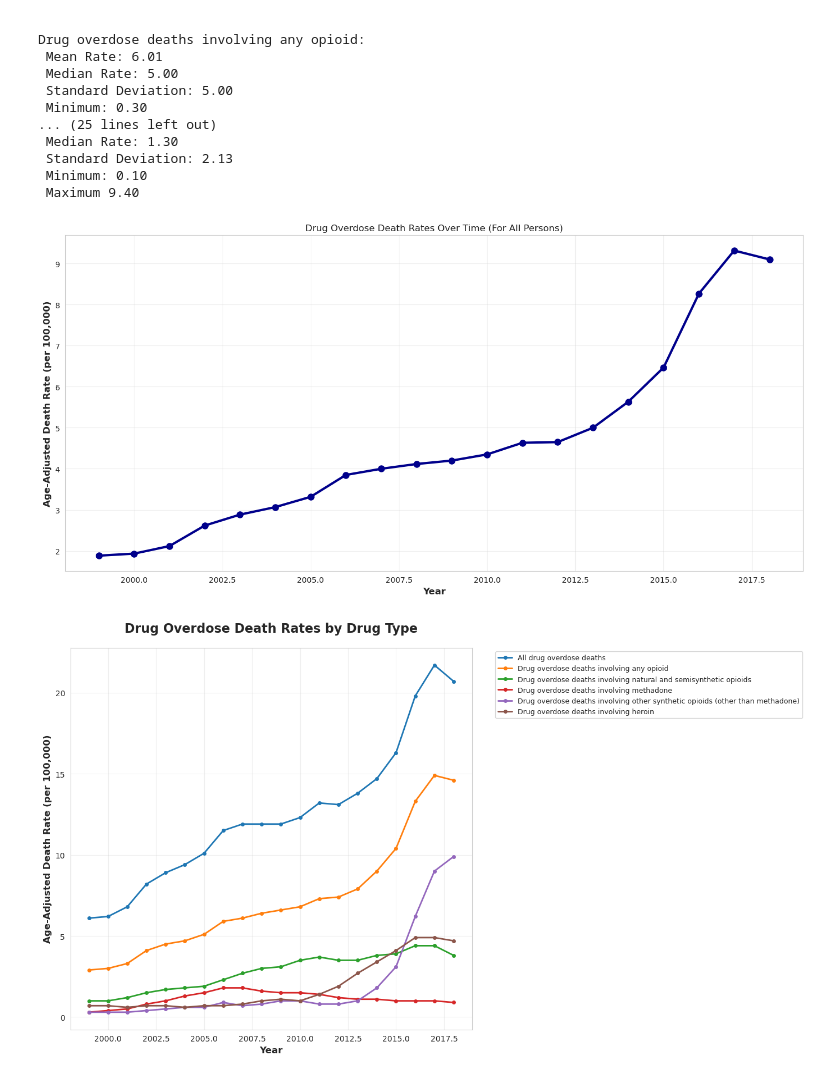
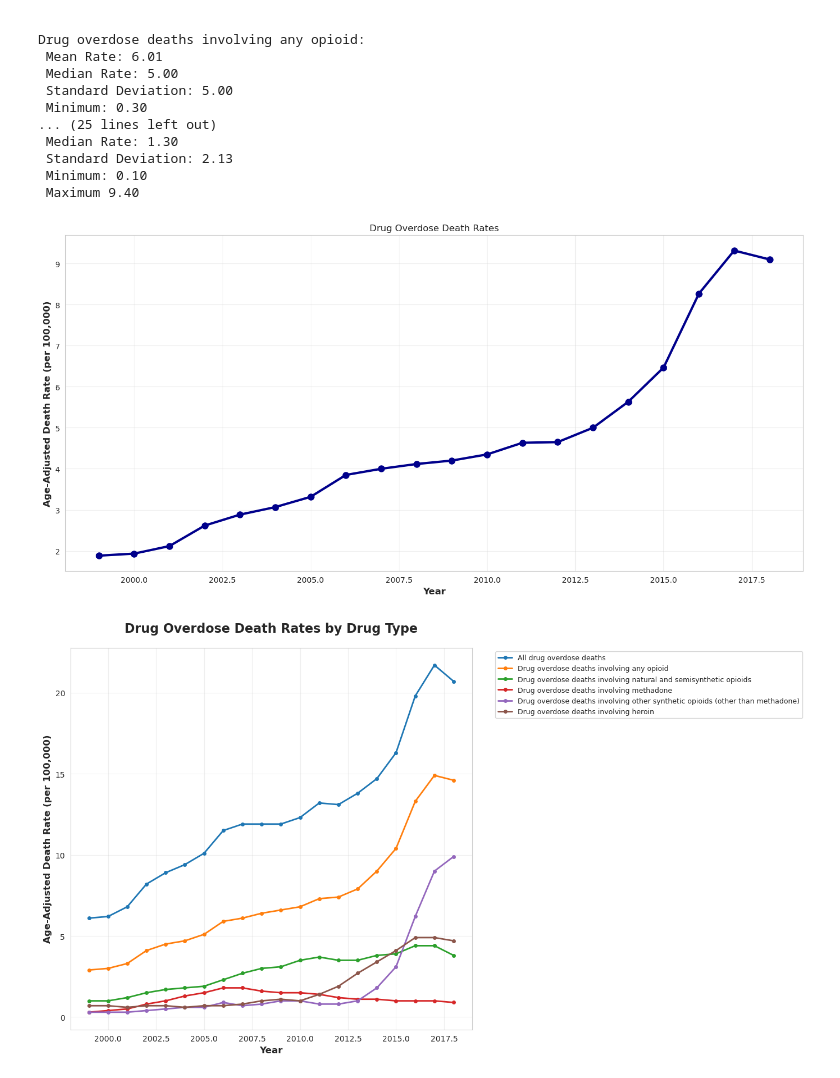
Before and after one commit to UCB-stat-159-f25/final-group09, a Jupyter notebook: EDA.ipynb, the cells around one changed output. Saved outputs shown, nothing was run; the diff lists cells and outputs as text; code cells hidden in the pictures.

```diff
--- a/EDA.ipynb
+++ b/EDA.ipynb
@@ -54,25 +60,27 @@ Drug overdose deaths involving any opioid:
  Maximum 9.40
 # %%
 #Line Plot of Overall Trends
+
+clean_overdose = pd.read_csv('clean_overdose_final.csv')
 
 trend_stats = clean_overdose[
     (clean_overdose['sex'] == 'All') &
     (clean_overdose['race_ethnicity'] == 'All')
     ].groupby('YEAR')['ESTIMATE'].mean().reset_index()
 
 plt.figure(figsize=(14,7))
 plt.plot(trend_stats['YEAR'], trend_stats['ESTIMATE'],
          marker='o', linewidth=3, markersize=8, color = 'darkblue')
-plt.title('Drug Overdose Death Rates Over Time (For All Persons)')
+plt.title('Drug Overdose Death Rates')
 plt.xlabel('Year', fontsize=12, fontweight='bold')
 plt.ylabel('Age-Adjusted Death Rate (per 100,000)', fontsize=12, fontweight='bold')
 plt.grid(True, alpha=0.3)
 plt.tight_layout()
 #plt.savefig('figures/overall_trend.png', dpi=300, bbox_inches='tight')
 #print("✓ Saved: figures/overall_trend.png")
 #plt.close()
 # %% [output]
-[figure, old version]
+[figure, new version]
 # %%
 #Trend by Drug Type
 
```
Also changed, not shown: parts of 3 cells of this notebook.
